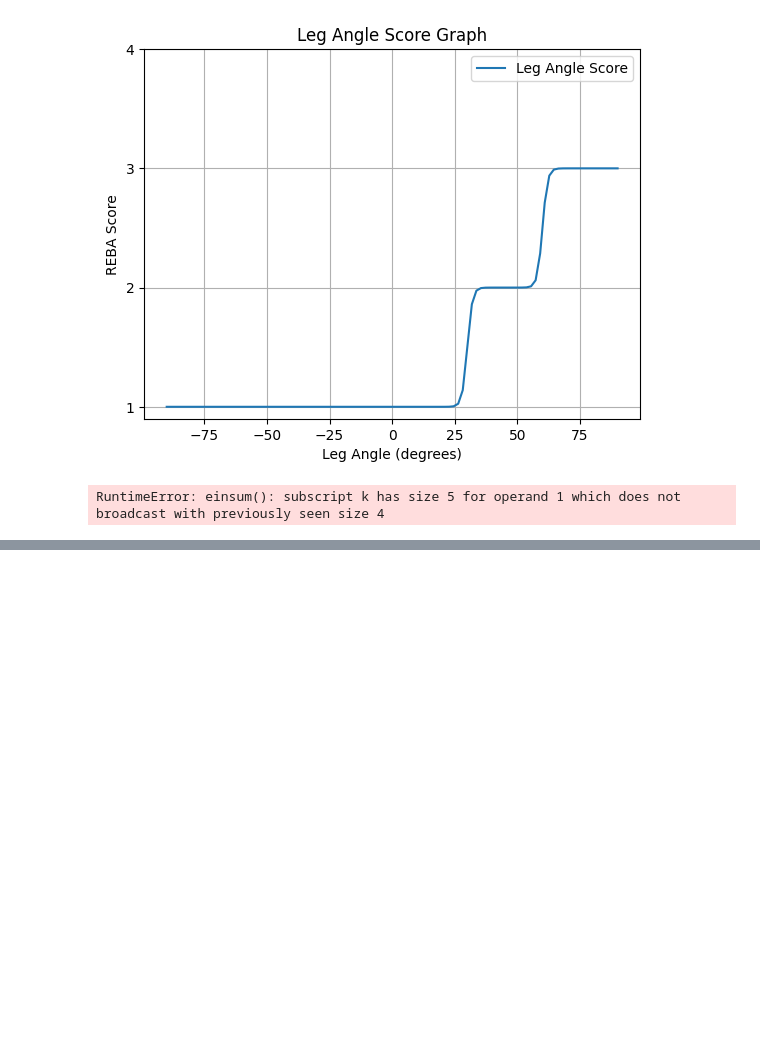
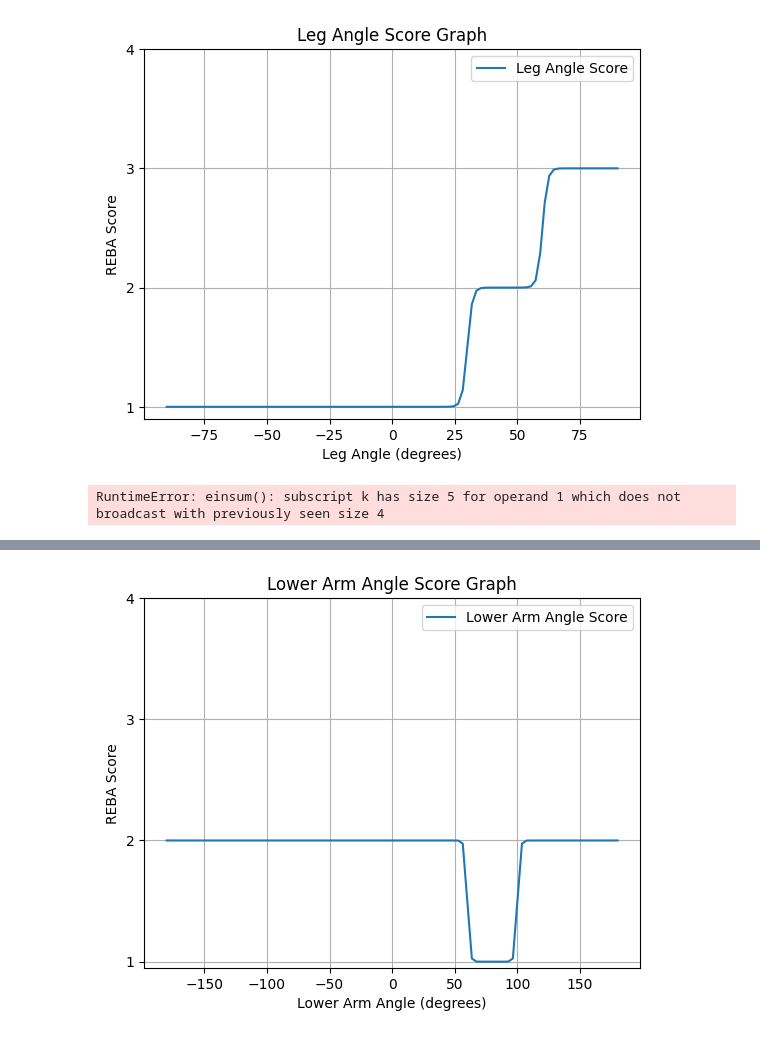
Before and after one commit to gwyong/umich, a Jupyter notebook: DPM/T2M-GPT/playground.ipynb, the cells around one changed output, grey strips where cells are left out. Drawn from its saved outputs; the diff is of its cells as text; code cells hidden in the pictures; blank space fills up the shorter version.

```diff
--- a/DPM/T2M-GPT/playground.ipynb
+++ b/DPM/T2M-GPT/playground.ipynb
@@ -211,0 +261,45 @@ RuntimeError: einsum(): subscript k has size 5 for operand 1 which does not broa
+# %%
+import torch
+
+def lower_arm_score(angle, steepness=10.0):
+    """
+    Calculate a differentiable score based on the lower arm angle using PyTorch.
+
+    Parameters:
+        angle (torch.Tensor): The lower arm angle in degrees. Can be a single value or a tensor of values.
+        steepness (float): The steepness of the sigmoid transitions. Higher values result in sharper transitions.
+
+    Returns:
+        torch.Tensor: Differentiable lower arm score.
+    """
+    # Define thresholds
+    low_threshold = 60.0
+    high_threshold = 100.0
+
+    # Smooth transitions using sigmoid
+    below_low = torch.sigmoid(-steepness * (angle - low_threshold))  # Active when angle < 60
+    in_range = torch.sigmoid(steepness * (angle - low_threshold)) * (1 - torch.sigmoid(steepness * (angle - high_threshold)))  # 60 <= angle <= 100
+    above_high = torch.sigmoid(steepness * (angle - high_threshold))  # Active when angle > 100
+
+    # Calculate the score
+    score = 1 * in_range + 2 * (below_low + above_high)
+
+    return score
+# %%
+# Generate sample angles
+angles = torch.linspace(-180, 180, steps=100)
+
+# Calculate neck angle scores
+scores = lower_arm_score(angles, steepness=1)
+
+# Plot the neck angle scores
+plt.plot(angles.numpy(), scores.numpy(), label='Lower Arm Angle Score')
+plt.xlabel('Lower Arm Angle (degrees)')
+plt.ylabel('REBA Score')
+plt.title('Lower Arm Angle Score Graph')
+plt.yticks([1, 2, 3, 4])
+plt.legend()
+plt.grid(True)
+plt.show()
+# %% [output]
+[figure, added]
```
Also changed, not shown: parts of 4 cells of this notebook.
